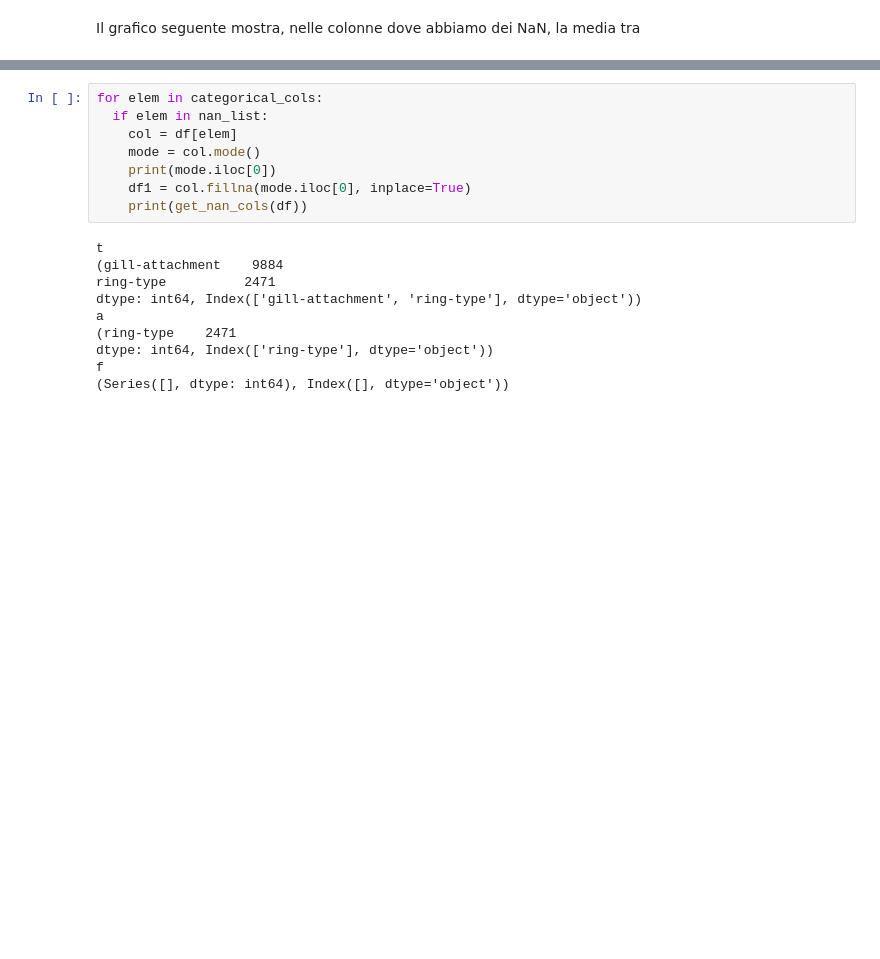
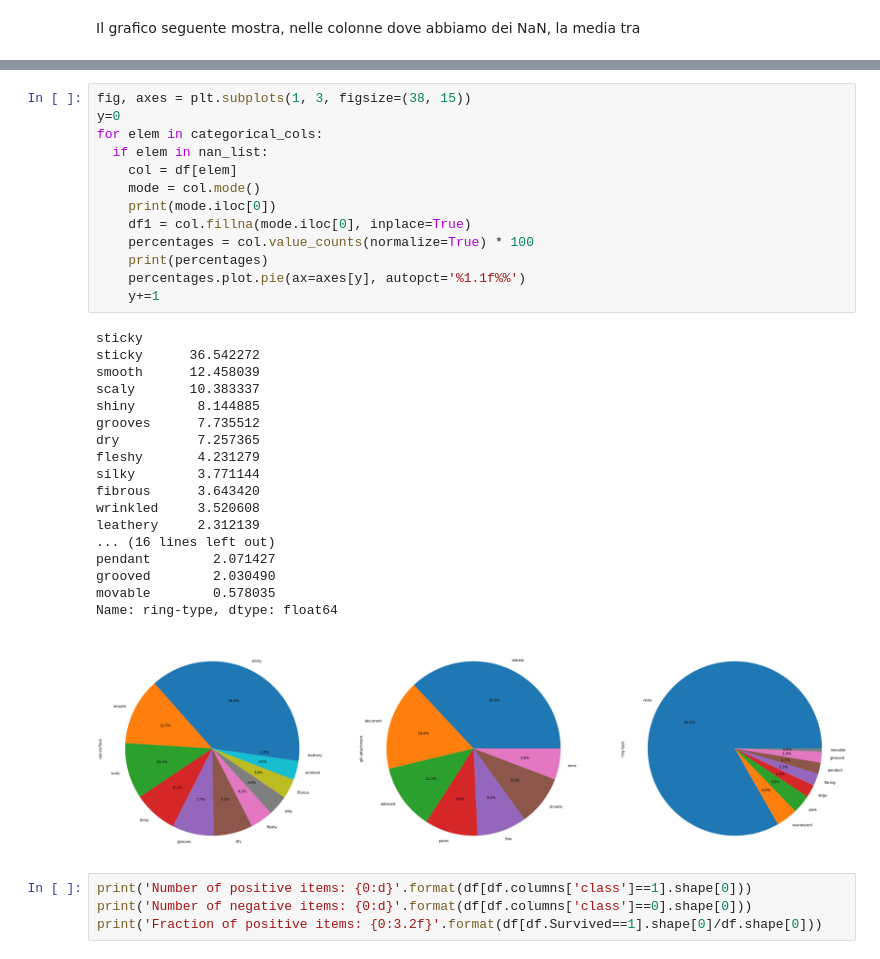
Before and after one commit to Sara-DaCanal/Progetto-ML, a Jupyter notebook: progetto.ipynb, the cells around one changed output, grey strips where cells are left out. Drawn from its saved outputs; the diff is of its cells as text; blank space fills up the shorter version.

```diff
--- a/progetto.ipynb
+++ b/progetto.ipynb
@@ -146,21 +319,39 @@ for col in nan_list:
 # %%
+fig, axes = plt.subplots(1, 3, figsize=(38, 15))
+y=0
 for elem in categorical_cols:
   if elem in nan_list:
     col = df[elem]
     mode = col.mode()
     print(mode.iloc[0])
     df1 = col.fillna(mode.iloc[0], inplace=True)
-    print(get_nan_cols(df))
+    percentages = col.value_counts(normalize=True) * 100
+    print(percentages)
+    percentages.plot.pie(ax=axes[y], autopct='%1.1f%%')
+    y+=1
 # %% [output]
-t
-(gill-attachment    9884
-ring-type          2471
-dtype: int64, Index(['gill-attachment', 'ring-type'], dtype='object'))
-a
-(ring-type    2471
-dtype: int64, Index(['ring-type'], dtype='object'))
-f
-(Series([], dtype: int64), Index([], dtype='object'))
+sticky
+sticky      36.542272
+smooth      12.458039
+scaly       10.383337
+shiny        8.144885
+grooves      7.735512
+dry          7.257365
+fleshy       4.231279
+silky        3.771144
+fibrous      3.643420
+wrinkled     3.520608
+leathery     2.312139
+... (16 lines left out)
+pendant        2.071427
+grooved        2.030490
+movable        0.578035
+Name: ring-type, dtype: float64
+[figure, added]
+# %%
+print('Number of positive items: {0:d}'.format(df[df.columns['class']==1].shape[0]))
+print('Number of negative items: {0:d}'.format(df[df.columns['class']==0].shape[0]))
+print('Fraction of positive items: {0:3.2f}'.format(df[df.Survived==1].shape[0]/df.shape[0]))
 # %%
 df_encoded = pd.get_dummies(df, columns=categorical_cols[1:])
 print(df_encoded)
```
Also changed, not shown: parts of 7 cells of this notebook.
